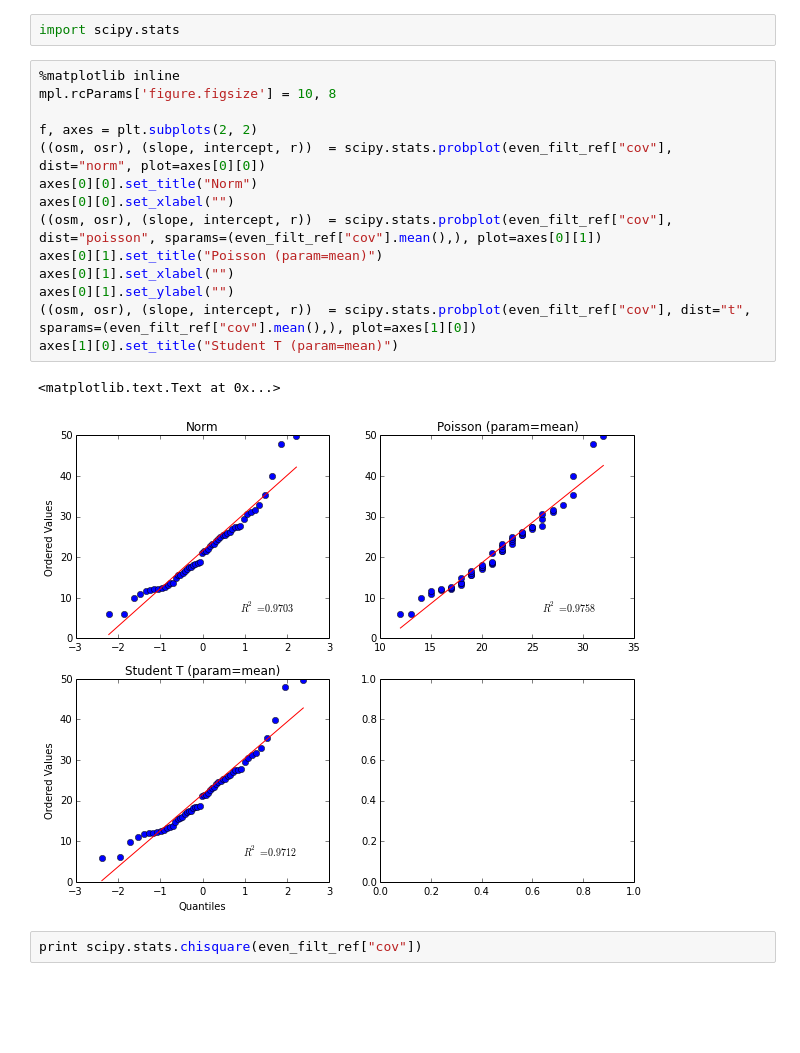
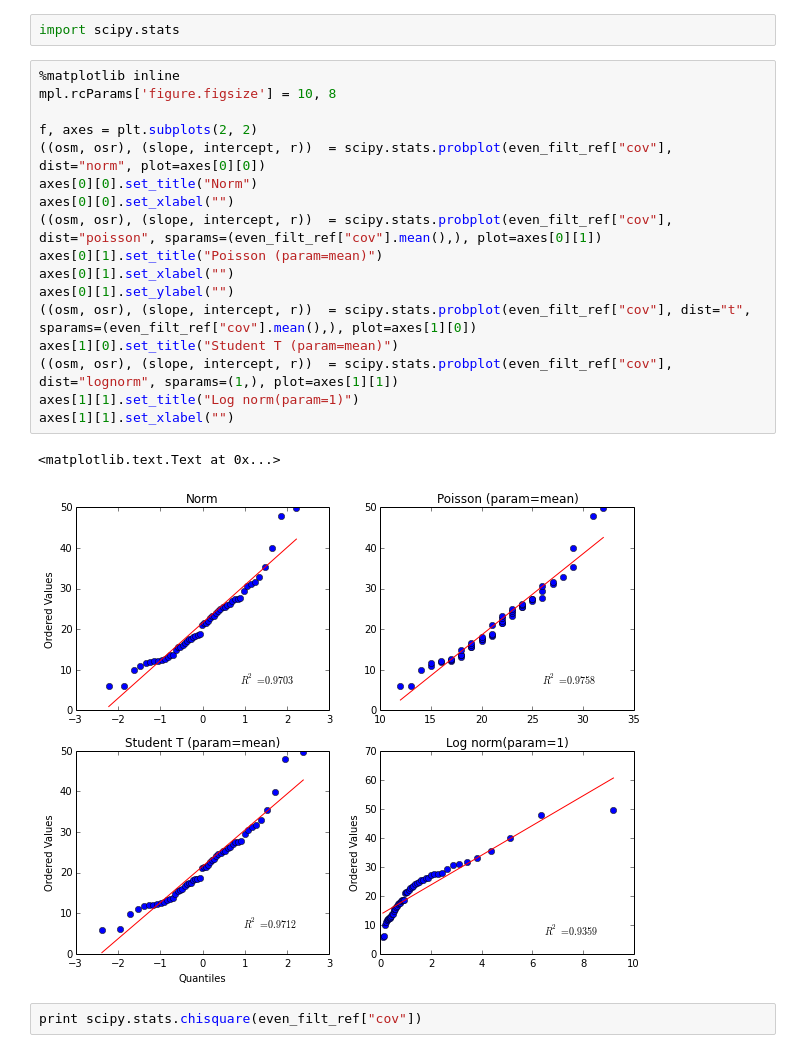
Before and after one commit to inodb/masmvali-publication, a Jupyter notebook: notebooks/LIMS1884-filtered-pairs-assemblies.ipynb, the cells around one changed output. Drawn from its saved outputs; the diff is of its cells as text; blank space fills up the shorter version.

```diff
--- a/notebooks/LIMS1884-filtered-pairs-assemblies.ipynb
+++ b/notebooks/LIMS1884-filtered-pairs-assemblies.ipynb
@@ -378,20 +378,23 @@ import scipy.stats
 # %%
 %matplotlib inline
 mpl.rcParams['figure.figsize'] = 10, 8
 
 f, axes = plt.subplots(2, 2)
 ((osm, osr), (slope, intercept, r))  = scipy.stats.probplot(even_filt_ref["cov"], dist="norm", plot=axes[0][0])
 axes[0][0].set_title("Norm")
 axes[0][0].set_xlabel("")
 ((osm, osr), (slope, intercept, r))  = scipy.stats.probplot(even_filt_ref["cov"], dist="poisson", sparams=(even_filt_ref["cov"].mean(),), plot=axes[0][1])
 axes[0][1].set_title("Poisson (param=mean)")
 axes[0][1].set_xlabel("")
 axes[0][1].set_ylabel("")
 ((osm, osr), (slope, intercept, r))  = scipy.stats.probplot(even_filt_ref["cov"], dist="t", sparams=(even_filt_ref["cov"].mean(),), plot=axes[1][0])
 axes[1][0].set_title("Student T (param=mean)")
+((osm, osr), (slope, intercept, r))  = scipy.stats.probplot(even_filt_ref["cov"], dist="lognorm", sparams=(1,), plot=axes[1][1])
+axes[1][1].set_title("Log norm(param=1)")
+axes[1][1].set_xlabel("")
 # %% [output]
 <matplotlib.text.Text at 0x...>
-[figure, old version]
+[figure, new version]
 # %%
 print scipy.stats.chisquare(even_filt_ref["cov"])
 # %% [output]
```
Also changed, not shown: parts of 4 cells of this notebook.
